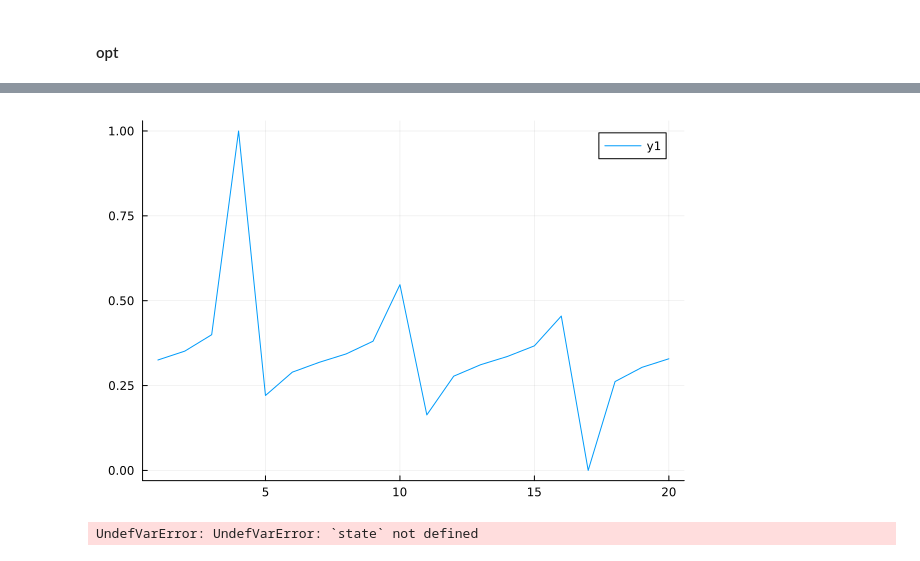
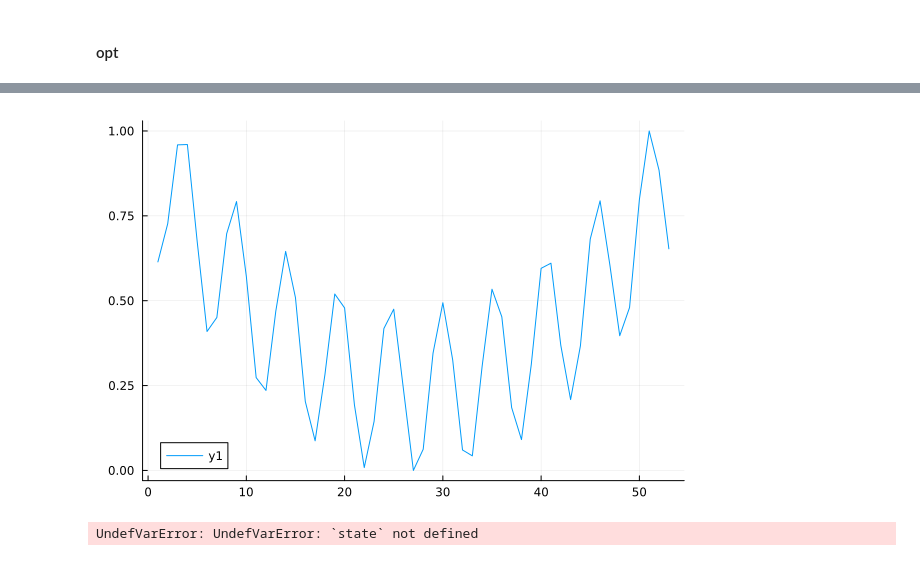
Before and after one commit to ORBAT/Musica, a Jupyter notebook: src/scratch.ipynb, the cells around one changed output, grey strips where cells are left out. Cells and saved outputs as stored; diff of their text form; code cells hidden in the pictures.

```diff
--- a/src/scratch.ipynb
+++ b/src/scratch.ipynb
@@ -226,10 +237,10 @@ StatsBase.rmsd(result, wanted) = 0.2847459424834048
 # %%
 using Plots
-let wanted = Musica._test_wanted_output_tan(π)
+let wanted = Musica._test_wanted_output_rastr(10,0.19)
   plot(wanted)
 end
 # %% [output]
-[figure, old version]
+[figure, new version]
 # %%
 using Transducers, StaticArrays, Musica
 
```
Also changed, not shown: parts of 5 cells of this notebook.
